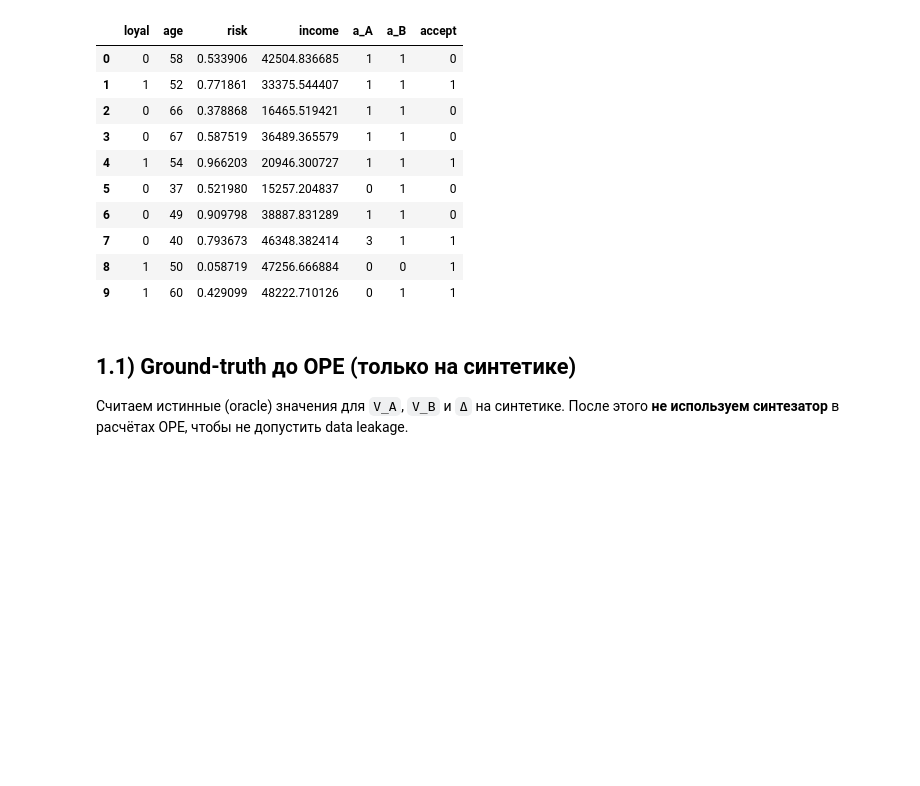
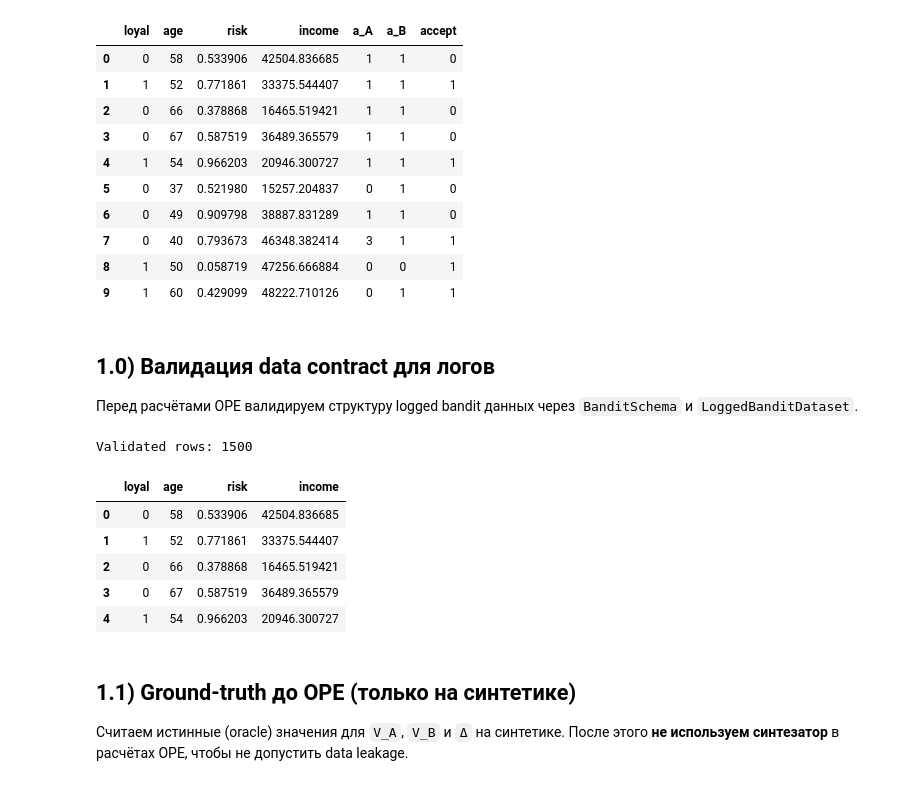
Before and after one commit to Yurashku/OffPolicyLab, a Jupyter notebook: examples/tutorial.ipynb, the cells around one changed output. Cells and saved outputs as stored; diff of their text form; code cells hidden in the pictures; blank space fills up the shorter version.

Commit message:
Add data contract layer and architecture docs

```diff
--- a/examples/tutorial.ipynb
+++ b/examples/tutorial.ipynb
@@ -74,6 +77,29 @@ logs[feature_cols + [action_col, "a_B", target_col]].head(10)
 | 7 | 0 | 40 | 0.793673 | 46348.382414 | 3 | 1 | 1 |
 | 8 | 1 | 50 | 0.058719 | 47256.666884 | 0 | 0 | 1 |
 | 9 | 1 | 60 | 0.429099 | 48222.710126 | 0 | 1 | 1 |
+# %% [markdown]
+## 1.0) Валидация data contract для логов
+
+Перед расчётами OPE валидируем структуру logged bandit данных через `BanditSchema` и `LoggedBanditDataset`.
+# %%
+schema = BanditSchema(
+    action_col=action_col,
+    reward_col=target_col,
+    feature_cols=feature_cols,
+    cluster_col="user_id",
+)
+logged = LoggedBanditDataset(df=logs, schema=schema)
+
+print("Validated rows:", len(logged.df))
+display(logged.features.head(5))
+# %% [output]
+Validated rows: 1500
+|  | loyal | age | risk | income |
+| 0 | 0 | 58 | 0.533906 | 42504.836685 |
+| 1 | 1 | 52 | 0.771861 | 33375.544407 |
+| 2 | 0 | 66 | 0.378868 | 16465.519421 |
+| 3 | 0 | 67 | 0.587519 | 36489.365579 |
+| 4 | 1 | 54 | 0.966203 | 20946.300727 |
 # %% [markdown]
 ## 1.1) Ground-truth до OPE (только на синтетике)
 
```
Also changed, not shown: parts of 3 cells of this notebook, 9 other files.
